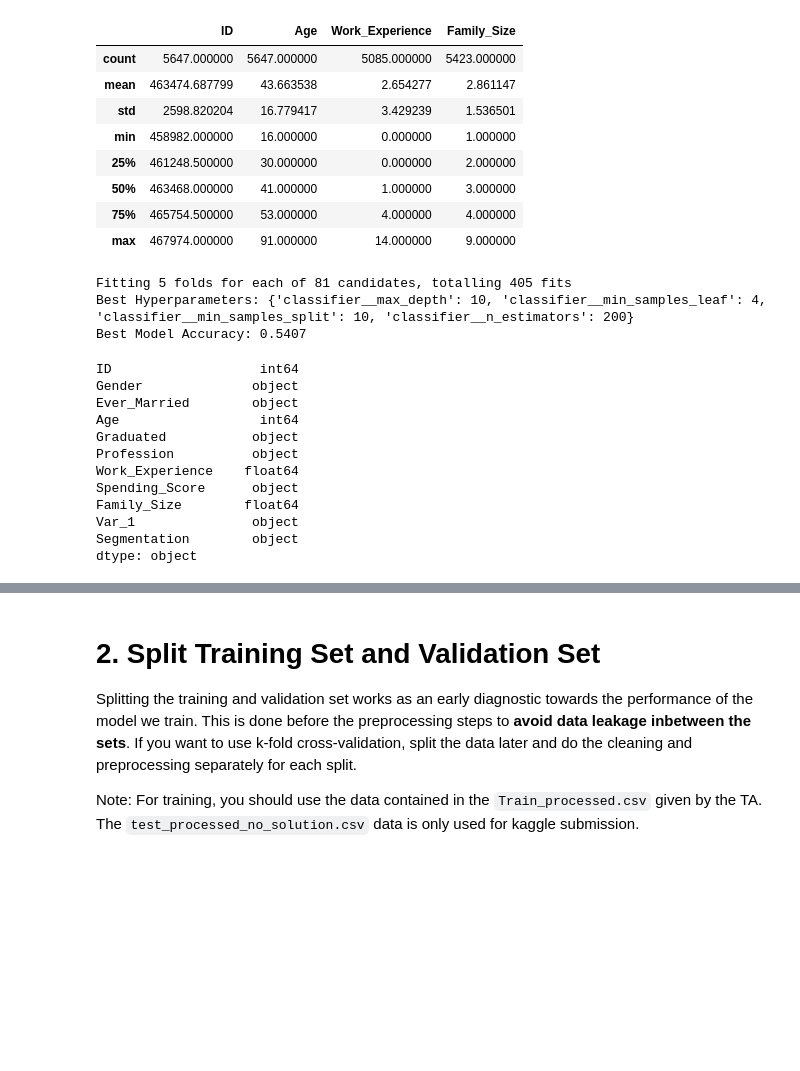
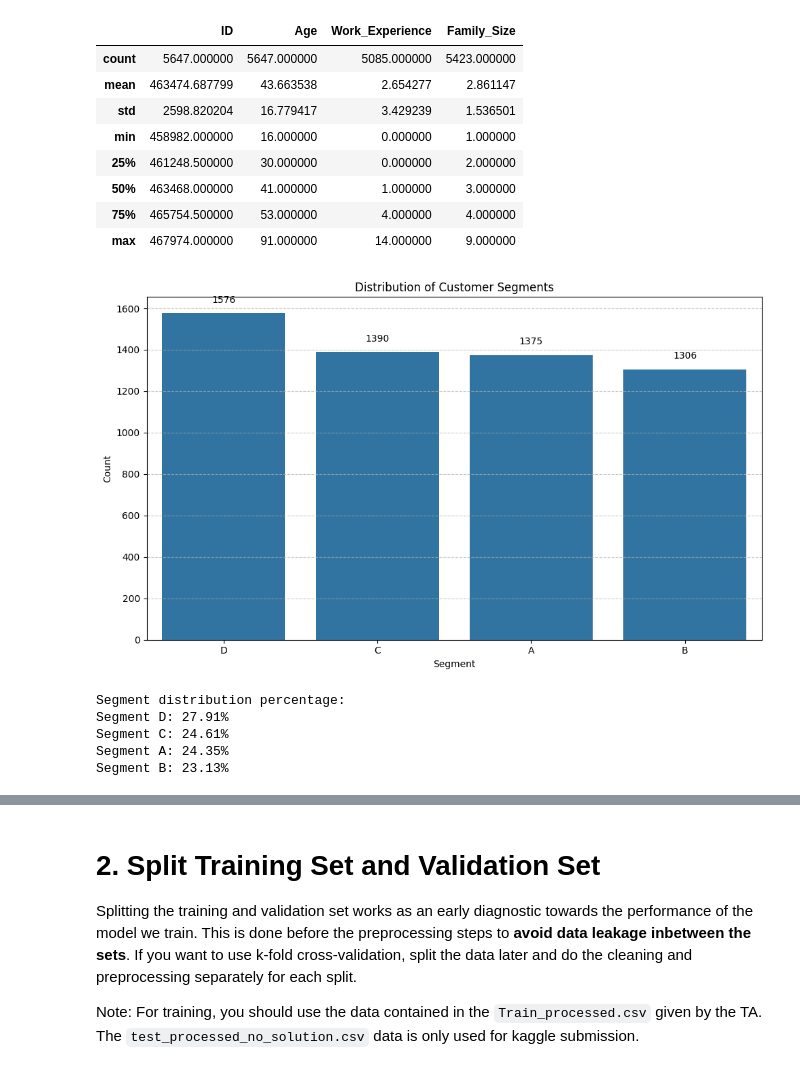
Before and after one commit to shafiqIrv/Praktikum-1, a Jupyter notebook: IF3270_Pembelajaran_Mesin___Praktikum_Notebook.ipynb, the cells around one changed output, grey strips where cells are left out. Saved outputs shown, nothing was run; the diff lists cells and outputs as text; code cells hidden in the pictures; blank space fills up the shorter version.

```diff
--- a/IF3270_Pembelajaran_Mesin___Praktikum_Notebook.ipynb
+++ b/IF3270_Pembelajaran_Mesin___Praktikum_Notebook.ipynb
@@ -23,8 +40,9 @@ url = "Train_processed.csv"
 # Test
 url_test = "test_processed_no_solution.csv"
 
-df = pd.read_csv(url)
-df_test = pd.read_csv(url_test)
+train_df = pd.read_csv(url)
+test_df = pd.read_csv(url_test)
 
-df.head(10)
+print("Training data shape:", train_df.shape)
+print("Test data shape:", test_df.shape)
 # %% [output]
@@ -82,50 +79,29 @@ df.describe()
 | 50% | 463468.000000 | 41.000000 | 1.000000 | 3.000000 |
 | 75% | 465754.500000 | 53.000000 | 4.000000 | 4.000000 |
 | max | 467974.000000 | 91.000000 | 14.000000 | 9.000000 |
-# %%
-from sklearn.model_selection import GridSearchCV
-
-# Define hyperparameter grid
-param_grid = {
-    "classifier__n_estimators": [50, 100, 200],  # Number of trees
-    "classifier__max_depth": [None, 10, 20],  # Depth of trees
-    "classifier__min_samples_split": [2, 5, 10],  # Min samples to split
-    "classifier__min_samples_leaf": [1, 2, 4]  # Min samples per leaf
-}
-
-# Grid Search with 5-fold CV
-grid_search = GridSearchCV(model_pipeline, param_grid, cv=5, scoring="accuracy", n_jobs=-1, verbose=1)
-
-# Fit GridSearchCV on training data
-grid_search.fit(X_train, y_train)
-
-# Best hyperparameters
-print("Best Hyperparameters:", grid_search.best_params_)
-
-# Best model from GridSearch
-best_model = grid_search.best_estimator_
-
-# Evaluate on test set
-y_test_pred = best_model.predict(X_test)
-accuracy = accuracy_score(y_test, y_test_pred)
-
-print(f"Best Model Accuracy: {accuracy:.4f}")
-# %% [output]
-Fitting 5 folds for each of 81 candidates, totalling 405 fits
-Best Hyperparameters: {'classifier__max_depth': 10, 'classifier__min_samples_leaf': 4, 'classifier__min_samples_split': 10, 'classifier__n_estimators': 200}
-Best Model Accuracy: 0.5407
-# %%
-print(df.dtypes)
-# %% [output]
-ID                   int64
-Gender              object
-Ever_Married        object
-Age                  int64
-Graduated           object
-Profession          object
-Work_Experience    float64
-Spending_Score      object
-Family_Size        float64
-Var_1               object
-Segmentation        object
-dtype: object
+# %%
+plt.figure(figsize=(10, 6))
+segment_counts = train_df['Segmentation'].value_counts()
+sns.barplot(x=segment_counts.index, y=segment_counts.values)
+plt.title('Distribution of Customer Segments')
+plt.xlabel('Segment')
+plt.ylabel('Count')
+plt.grid(axis='y', linestyle='--', alpha=0.7)
+
+for i, count in enumerate(segment_counts.values):
+    plt.text(i, count + 50, str(count), ha='center')
+
+plt.tight_layout()
+plt.show()
+
+print("Segment distribution percentage:")
+segment_percentage = segment_counts / len(train_df) * 100
+for segment, percentage in segment_percentage.items():
+    print(f"Segment {segment}: {percentage:.2f}%")
+# %% [output]
+[figure, added]
+Segment distribution percentage:
+Segment D: 27.91%
+Segment C: 24.61%
+Segment A: 24.35%
+Segment B: 23.13%
```
Also changed, not shown: parts of 27 cells of this notebook, 1 other file.
